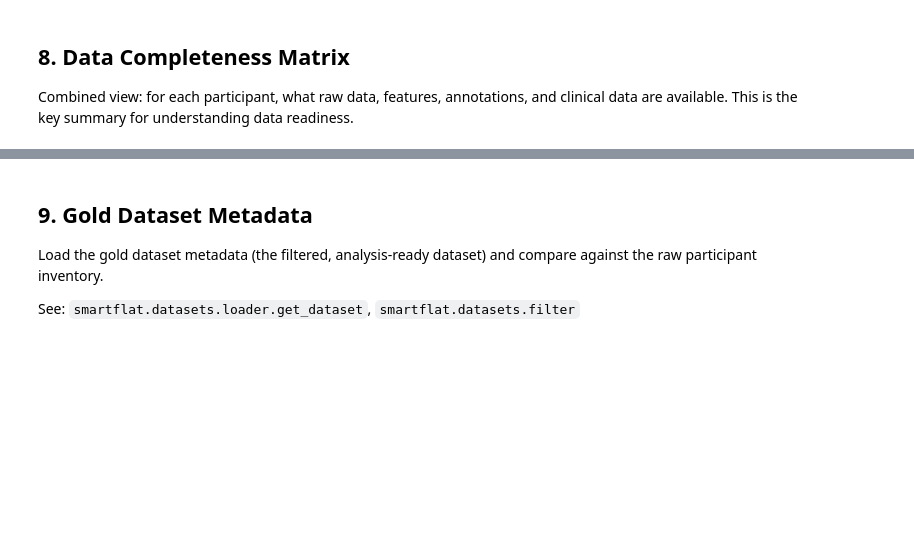
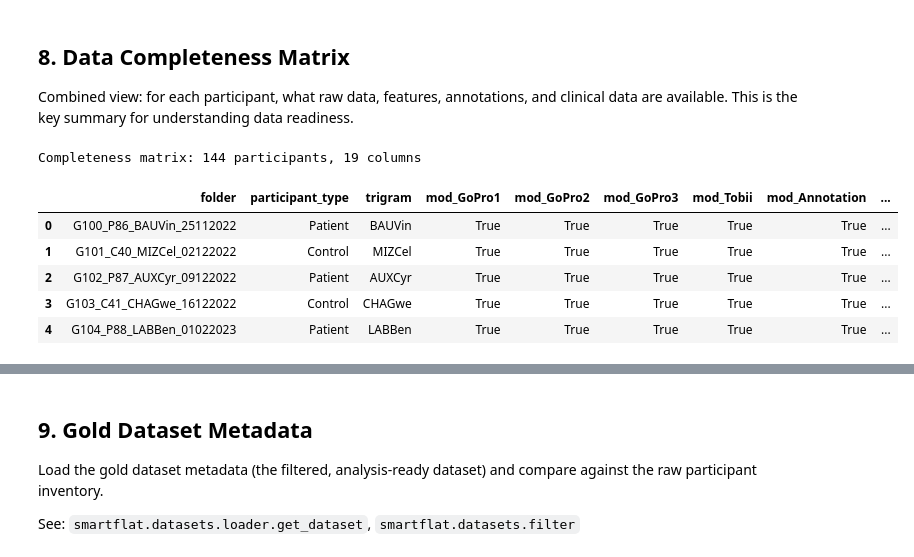
Before and after one commit to samperochon/smartflat, a Jupyter notebook: notebooks/00_data_overview.ipynb, the cells around one changed output, grey strips where cells are left out. Drawn from its saved outputs; the diff is of its cells as text; code cells hidden in the pictures; blank space fills up the shorter version.

```diff
--- a/notebooks/00_data_overview.ipynb
+++ b/notebooks/00_data_overview.ipynb
@@ -860,40 +1107,60 @@ data are available. This is the key summary for understanding data readiness.
 
 df_complete = df_participants[["folder", "participant_type", "trigram"]].copy()
 
+# # Add modality presence
+# for mod in EXPECTED_MODALITIES:
+#     df_complete[f"mod_{mod}"] = df_modality.set_index("folder")[mod].values
+
+# # Add feature presence
+# for feat in list(FEATURE_PATTERNS.keys()) + ["has_video", "has_audio"]:
+#     df_complete[f"feat_{feat}"] = df_features.set_index("folder")[feat].values
+
 # Add modality presence
 for mod in EXPECTED_MODALITIES:
-    df_complete[f"mod_{mod}"] = df_modality.set_index("folder")[mod].values
+    df_complete[f"mod_{mod}"] = df_complete["folder"].map(
+        df_modality.set_index("folder")[mod]
+    )
 
 # Add feature presence
 for feat in list(FEATURE_PATTERNS.keys()) + ["has_video", "has_audio"]:
-    df_complete[f"feat_{feat}"] = df_features.set_index("folder")[feat].values
+    df_complete[f"feat_{feat}"] = df_complete["folder"].map(
+        df_features.set_index("folder")[feat]
+)
 
 # Add clinical data match (by trigram)
 if df_clinical is not None:
     trigram_col = [c for c in df_clinical.columns if "trigram" in c.lower()
                    or "trigramme" in c.lower()]
     if trigram_col:
         clinical_trigrams = set(df_clinical[trigram_col[0]].dropna().str.strip().values)
         df_complete["has_clinical"] = df_complete["trigram"].isin(clinical_trigrams)
     else:
         df_complete["has_clinical"] = False
 else:
     df_complete["has_clinical"] = False
 
 # Add BORIS annotation match
 if df_annot is not None and id_candidates:
     id_col = id_candidates[0]
     annotated_ids = set(df_annot[id_col].dropna().unique())
     # Try matching by folder name or trigram
     df_complete["has_boris_annot"] = (
         df_complete["folder"].isin(annotated_ids) |
         df_complete["trigram"].isin(annotated_ids)
     )
 else:
     df_complete["has_boris_annot"] = False
 
 print(f"Completeness matrix: {len(df_complete)} participants, {df_complete.shape[1]} columns")
 display(df_complete.head(5))
+# %% [output]
+Completeness matrix: 144 participants, 19 columns
+|  | folder | participant_type | trigram | mod_GoPro1 | mod_GoPro2 | mod_GoPro3 | mod_Tobii | mod_Annotation | ... |
+| 0 | G100_P86_BAUVin_25112022 | Patient | BAUVin | True | True | True | True | True | ... |
+| 1 | G101_C40_MIZCel_02122022 | Control | MIZCel | True | True | True | True | True | ... |
+| 2 | G102_P87_AUXCyr_09122022 | Patient | AUXCyr | True | True | True | True | True | ... |
+| 3 | G103_C41_CHAGwe_16122022 | Control | CHAGwe | True | True | True | True | True | ... |
+| 4 | G104_P88_LABBen_01022023 | Patient | LABBen | True | True | True | True | True | ... |
 # %%
 # Completeness heatmap — all boolean columns
 bool_cols = [c for c in df_complete.columns if df_complete[c].dtype == bool]
```
Also changed, not shown: parts of 33 cells of this notebook, 1 other file.
